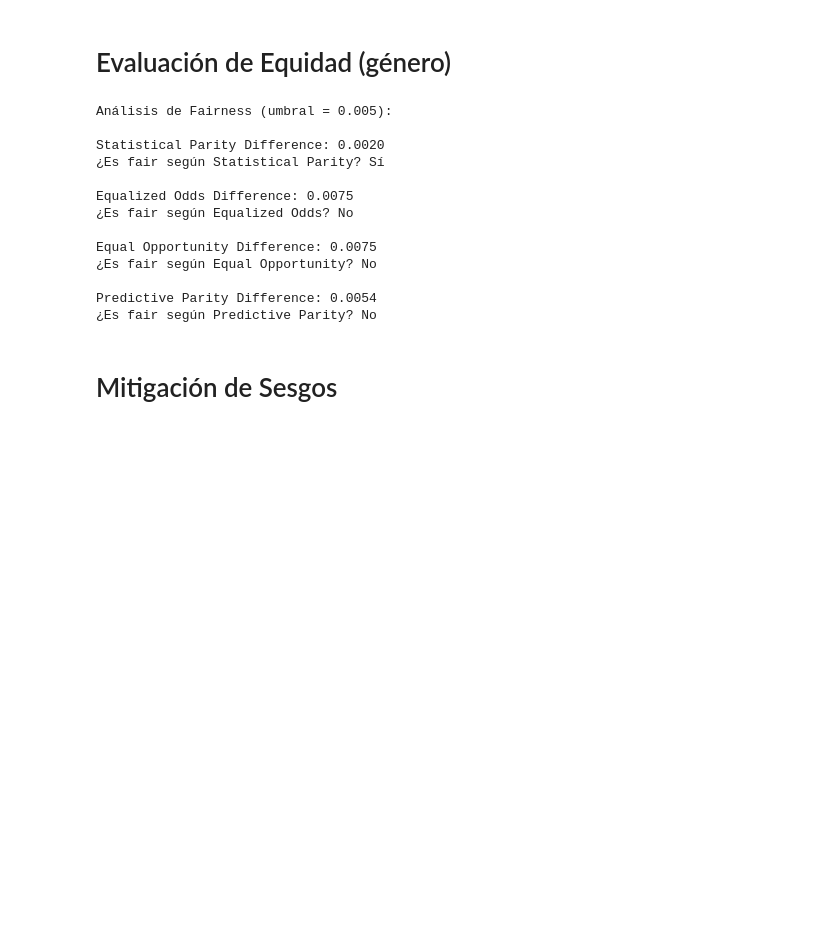
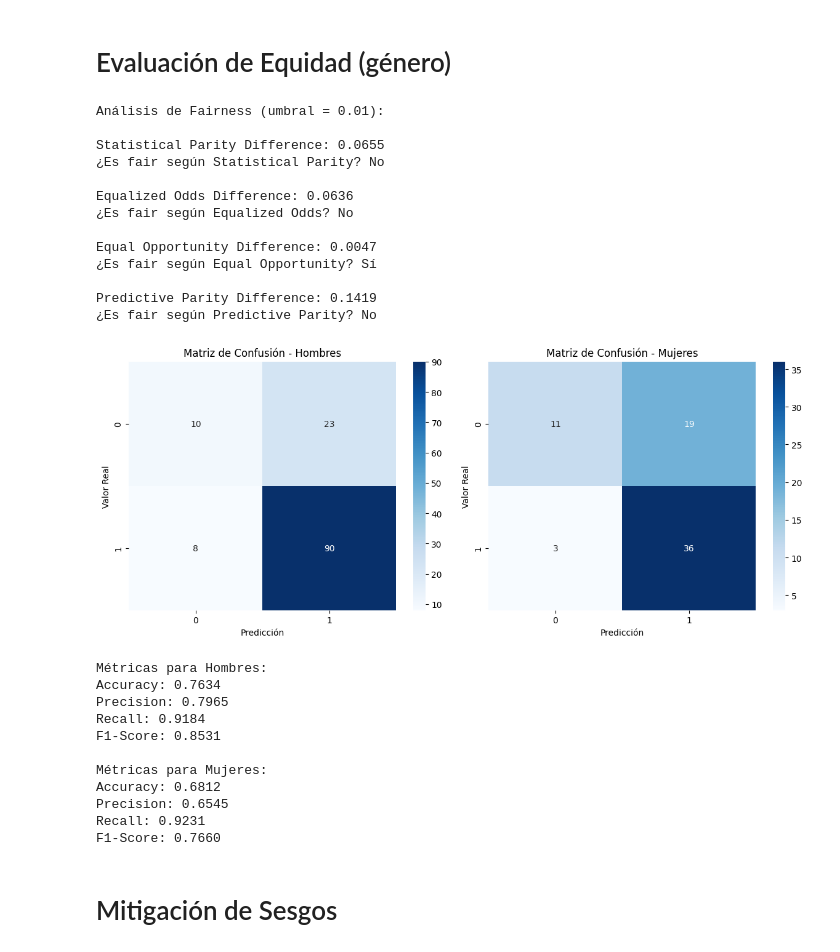
Before and after one commit to SantiagoDarnes/tp-final-equidad, a Jupyter notebook: german_data_nb.ipynb, the cells around one changed output. Saved outputs shown, nothing was run; the diff lists cells and outputs as text; code cells hidden in the pictures; blank space fills up the shorter version.

Commit message:
Update german_data_nb.ipynb
Fix umbral

```diff
--- a/german_data_nb.ipynb
+++ b/german_data_nb.ipynb
@@ -484,45 +484,105 @@ def predictive_parity_difference(y_true, y_pred, protected_attribute):
 
 # Crear variable protegida (género)
 # Asumiendo que 'personal_status' contiene información de género
-gender = (X_test['personal_status_male'] == 1).astype(int)  # 1 para mujeres, 0 para hombres
+gender = (X_test['personal_status_female'] == 1).astype(int)  # 1 para mujeres, 0 para hombres
 
 # Calcular métricas de fairness para el modelo inicial
-threshold = 0.005
+threshold = 0.01
 y_pred_initial = results['Random Forest']['y_pred']
 
 # Calcular todas las métricas
 sp_diff = statistical_parity_difference(y_pred_initial, gender)
 eo_diff = equalized_odds_difference(y_test, y_pred_initial, gender)
 eop_diff = equal_opportunity_difference(y_test, y_pred_initial, gender)
 pp_diff = predictive_parity_difference(y_test, y_pred_initial, gender)
 
 # Imprimir resultados
-print("Análisis de Fairness (umbral = 0.005):")
+print("Análisis de Fairness (umbral = 0.01):")
 print(f"\nStatistical Parity Difference: {sp_diff:.4f}")
 print(f"¿Es fair según Statistical Parity? {'Sí' if sp_diff <= threshold else 'No'}")
 
 print(f"\nEqualized Odds Difference: {eo_diff:.4f}")
 print(f"¿Es fair según Equalized Odds? {'Sí' if eo_diff <= threshold else 'No'}")
 
 print(f"\nEqual Opportunity Difference: {eop_diff:.4f}")
 print(f"¿Es fair según Equal Opportunity? {'Sí' if eop_diff <= threshold else 'No'}")
 
 print(f"\nPredictive Parity Difference: {pp_diff:.4f}")
 print(f"¿Es fair según Predictive Parity? {'Sí' if pp_diff <= threshold else 'No'}")
+
+
+# Calcular matrices de confusión separadas por género
+from sklearn.metrics import confusion_matrix
+import seaborn as sns
+import matplotlib.pyplot as plt
+
+# Matriz de confusión para hombres (gender = 0)
+cm_hombres = confusion_matrix(y_test[gender == 0], y_pred_initial[gender == 0])
+
+# Matriz de confusión para mujeres (gender = 1)
+cm_mujeres = confusion_matrix(y_test[gender == 1], y_pred_initial[gender == 1])
+
+# Crear subplots
+fig, (ax1, ax2) = plt.subplots(1, 2, figsize=(12, 5))
+
+# Matriz de confusión para hombres
+sns.heatmap(cm_hombres, annot=True, fmt='d', cmap='Blues', ax=ax1)
+ax1.set_title('Matriz de Confusión - Hombres')
+ax1.set_xlabel('Predicción')
+ax1.set_ylabel('Valor Real')
+
+# Matriz de confusión para mujeres
+sns.heatmap(cm_mujeres, annot=True, fmt='d', cmap='Blues', ax=ax2)
+ax2.set_title('Matriz de Confusión - Mujeres')
+ax2.set_xlabel('Predicción')
+ax2.set_ylabel('Valor Real')
+
+plt.tight_layout()
+plt.show()
+
+# Imprimir métricas detalladas por género
+def print_metrics_by_group(cm, group_name):
+    tn, fp, fn, tp = cm.ravel()
+    total = tn + fp + fn + tp
+    accuracy = (tp + tn) / total
+    precision = tp / (tp + fp) if (tp + fp) > 0 else 0
+    recall = tp / (tp + fn) if (tp + fn) > 0 else 0
+    f1 = 2 * (precision * recall) / (precision + recall) if (precision + recall) > 0 else 0
+
+    print(f"\nMétricas para {group_name}:")
+    print(f"Accuracy: {accuracy:.4f}")
+    print(f"Precision: {precision:.4f}")
+    print(f"Recall: {recall:.4f}")
+    print(f"F1-Score: {f1:.4f}")
+
+print_metrics_by_group(cm_hombres, "Hombres")
+print_metrics_by_group(cm_mujeres, "Mujeres")
 # %% [output]
-Análisis de Fairness (umbral = 0.005):
+Análisis de Fairness (umbral = 0.01):
 
-Statistical Parity Difference: 0.0020
-¿Es fair según Statistical Parity? Sí
+Statistical Parity Difference: 0.0655
+¿Es fair según Statistical Parity? No
 
-Equalized Odds Difference: 0.0075
+Equalized Odds Difference: 0.0636
 ¿Es fair según Equalized Odds? No
 
-Equal Opportunity Difference: 0.0075
-¿Es fair según Equal Opportunity? No
+Equal Opportunity Difference: 0.0047
+¿Es fair según Equal Opportunity? Sí
 
-Predictive Parity Difference: 0.0054
+Predictive Parity Difference: 0.1419
 ¿Es fair según Predictive Parity? No
+[figure, added]
+Métricas para Hombres:
+Accuracy: 0.7634
+Precision: 0.7965
+Recall: 0.9184
+F1-Score: 0.8531
+
+Métricas para Mujeres:
+Accuracy: 0.6812
+Precision: 0.6545
+Recall: 0.9231
+F1-Score: 0.7660
 # %% [markdown]
 # Mitigación de Sesgos
 # %%
```
Also changed, not shown: parts of 16 cells of this notebook.
